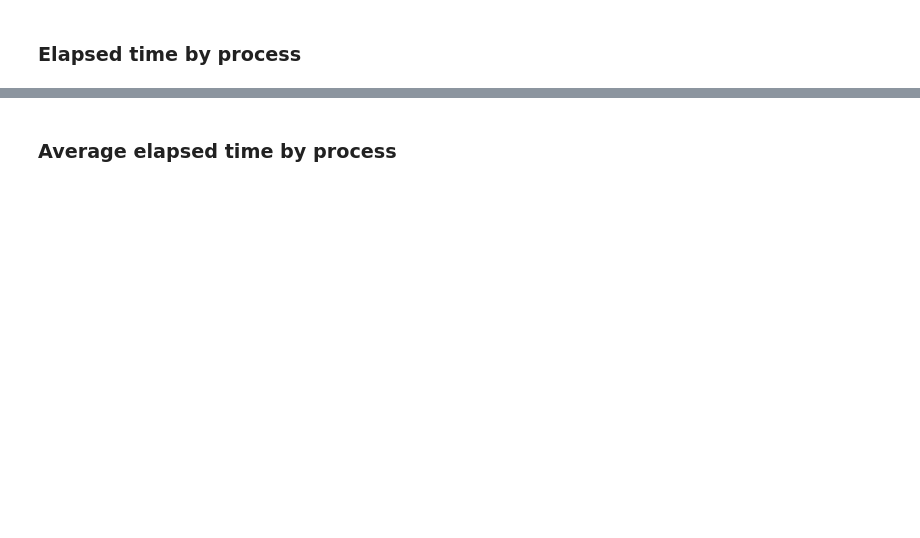
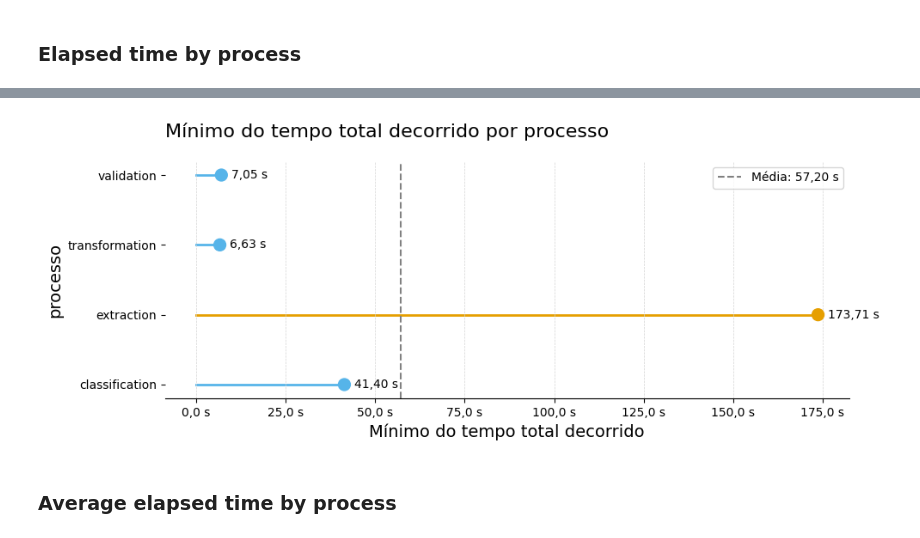
Before and after one commit to asantos2000/master-degree-santos-anderson, a Jupyter notebook: code/src/chap_7_validation_support.ipynb, the cells around one changed output, grey strips where cells are left out. Drawn from its saved outputs; the diff is of its cells as text; code cells hidden in the pictures; blank space fills up the shorter version.

```diff
--- a/code/src/chap_7_validation_support.ipynb
+++ b/code/src/chap_7_validation_support.ipynb
@@ -1952,3 +2072,15 @@ et_process.groupby("process")["total_elapsed_time"].sum().reset_index()
+# %%
+plot_horizontal_bar_chart(
+    et_process,
+    group_col="process",
+    value_col="min_elapsed_time",
+    title="Mínimo do tempo total decorrido por processo",
+    x_label="Mínimo do tempo total decorrido",
+    y_label="processo",
+    big_numbers={"factor": 1, "suffix": "s"},
+)
+# %% [output]
+[figure, added]
 # %% [markdown]
 ### Average elapsed time by process
 # %%
```
Also changed, not shown: parts of 30 cells of this notebook, 5 other files.
